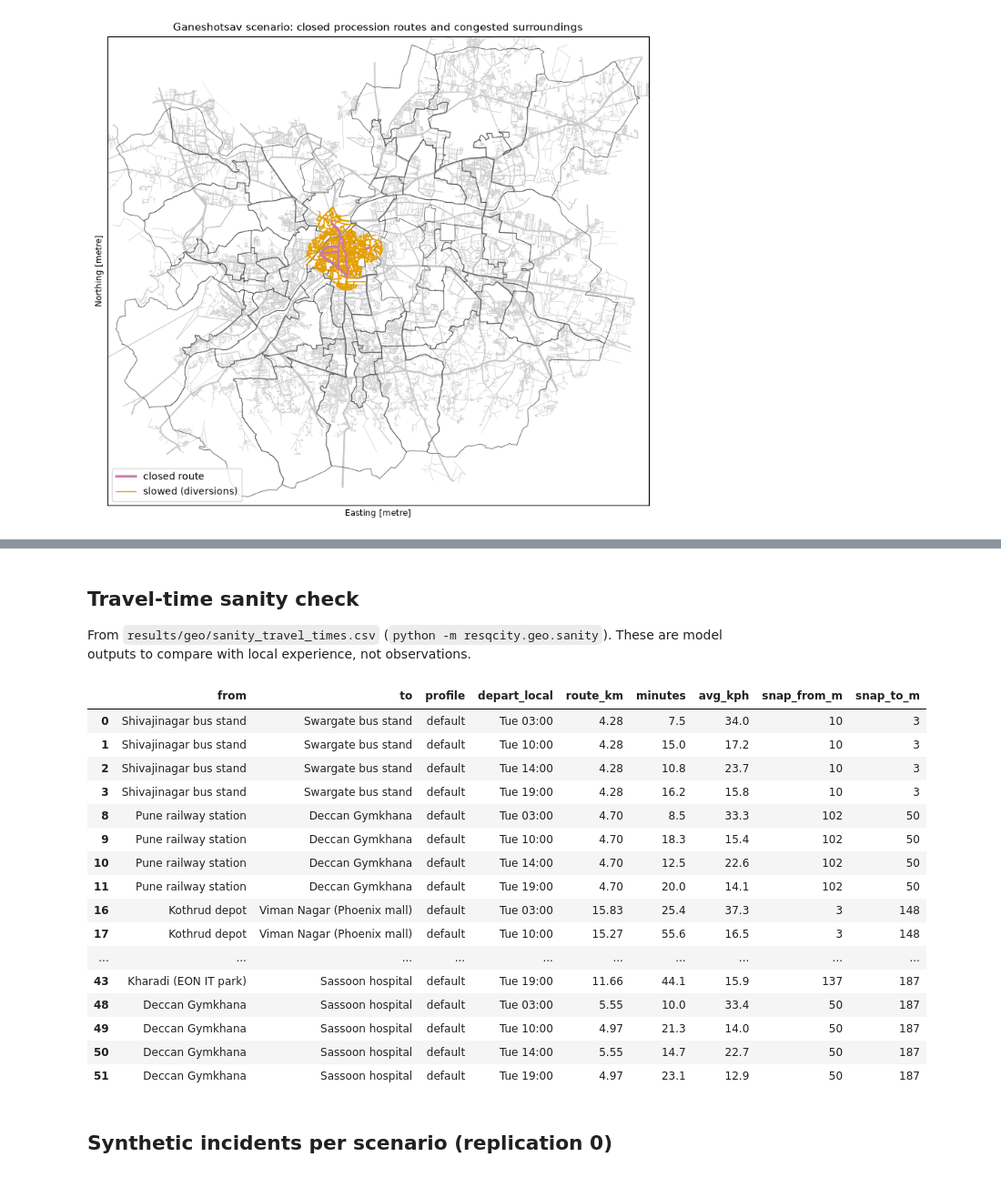
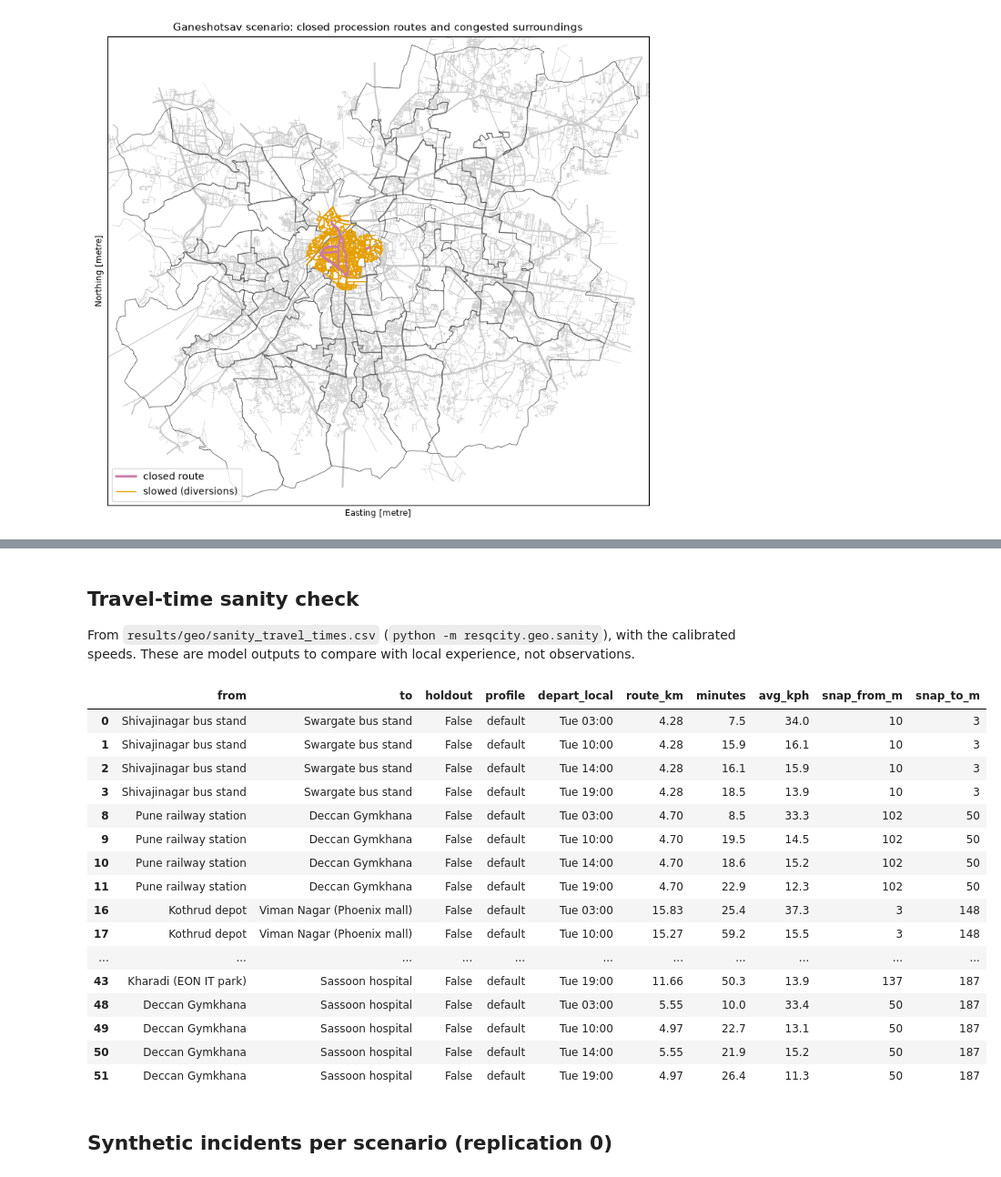
Before and after one commit to AadiBurande/ResQCity, a Jupyter notebook: notebooks/02_network.ipynb, the cells around one changed output, grey strips where cells are left out. Shown at 91% size. Saved outputs shown, nothing was run; the diff lists cells and outputs as text; code cells hidden in the pictures.

```diff
--- a/notebooks/02_network.ipynb
+++ b/notebooks/02_network.ipynb
@@ -269,28 +235,26 @@ street matches: {'old_city_immersion_routes: Laxmi Road': 8, 'old_city_immersion
 # %% [markdown]
 ## Travel-time sanity check
-From `results/geo/sanity_travel_times.csv` (`python -m resqcity.geo.sanity`). These are model outputs to compare with local experience, not observations.
+From `results/geo/sanity_travel_times.csv` (`python -m resqcity.geo.sanity`), with the calibrated speeds. These are model outputs to compare with local experience, not observations.
 # %%
-pd.read_csv(base.paths.resolve("results") / "geo" / "sanity_travel_times.csv").query(
-    "profile == 'default'"
-)
+pd.read_csv(base.paths.resolve("results") / "geo" / "sanity_travel_times.csv").query("profile == 'default'")
 # %% [output]
-|  | from | to | profile | depart_local | route_km | minutes | avg_kph | snap_from_m | snap_to_m |
-| 0 | Shivajinagar bus stand | Swargate bus stand | default | Tue 03:00 | 4.28 | 7.5 | 34.0 | 10 | 3 |
-| 1 | Shivajinagar bus stand | Swargate bus stand | default | Tue 10:00 | 4.28 | 15.0 | 17.2 | 10 | 3 |
-| 2 | Shivajinagar bus stand | Swargate bus stand | default | Tue 14:00 | 4.28 | 10.8 | 23.7 | 10 | 3 |
-| 3 | Shivajinagar bus stand | Swargate bus stand | default | Tue 19:00 | 4.28 | 16.2 | 15.8 | 10 | 3 |
-| 8 | Pune railway station | Deccan Gymkhana | default | Tue 03:00 | 4.70 | 8.5 | 33.3 | 102 | 50 |
-| 9 | Pune railway station | Deccan Gymkhana | default | Tue 10:00 | 4.70 | 18.3 | 15.4 | 102 | 50 |
-| 10 | Pune railway station | Deccan Gymkhana | default | Tue 14:00 | 4.70 | 12.5 | 22.6 | 102 | 50 |
-| 11 | Pune railway station | Deccan Gymkhana | default | Tue 19:00 | 4.70 | 20.0 | 14.1 | 102 | 50 |
-| 16 | Kothrud depot | Viman Nagar (Phoenix mall) | default | Tue 03:00 | 15.83 | 25.4 | 37.3 | 3 | 148 |
-| 17 | Kothrud depot | Viman Nagar (Phoenix mall) | default | Tue 10:00 | 15.27 | 55.6 | 16.5 | 3 | 148 |
-| ... | ... | ... | ... | ... | ... | ... | ... | ... | ... |
-| 43 | Kharadi (EON IT park) | Sassoon hospital | default | Tue 19:00 | 11.66 | 44.1 | 15.9 | 137 | 187 |
-| 48 | Deccan Gymkhana | Sassoon hospital | default | Tue 03:00 | 5.55 | 10.0 | 33.4 | 50 | 187 |
-| 49 | Deccan Gymkhana | Sassoon hospital | default | Tue 10:00 | 4.97 | 21.3 | 14.0 | 50 | 187 |
-| 50 | Deccan Gymkhana | Sassoon hospital | default | Tue 14:00 | 5.55 | 14.7 | 22.7 | 50 | 187 |
-| 51 | Deccan Gymkhana | Sassoon hospital | default | Tue 19:00 | 4.97 | 23.1 | 12.9 | 50 | 187 |
+|  | from | to | holdout | profile | depart_local | route_km | minutes | avg_kph | snap_from_m | snap_to_m |
+| 0 | Shivajinagar bus stand | Swargate bus stand | False | default | Tue 03:00 | 4.28 | 7.5 | 34.0 | 10 | 3 |
+| 1 | Shivajinagar bus stand | Swargate bus stand | False | default | Tue 10:00 | 4.28 | 15.9 | 16.1 | 10 | 3 |
+| 2 | Shivajinagar bus stand | Swargate bus stand | False | default | Tue 14:00 | 4.28 | 16.1 | 15.9 | 10 | 3 |
+| 3 | Shivajinagar bus stand | Swargate bus stand | False | default | Tue 19:00 | 4.28 | 18.5 | 13.9 | 10 | 3 |
+| 8 | Pune railway station | Deccan Gymkhana | False | default | Tue 03:00 | 4.70 | 8.5 | 33.3 | 102 | 50 |
+| 9 | Pune railway station | Deccan Gymkhana | False | default | Tue 10:00 | 4.70 | 19.5 | 14.5 | 102 | 50 |
+| 10 | Pune railway station | Deccan Gymkhana | False | default | Tue 14:00 | 4.70 | 18.6 | 15.2 | 102 | 50 |
+| 11 | Pune railway station | Deccan Gymkhana | False | default | Tue 19:00 | 4.70 | 22.9 | 12.3 | 102 | 50 |
+| 16 | Kothrud depot | Viman Nagar (Phoenix mall) | False | default | Tue 03:00 | 15.83 | 25.4 | 37.3 | 3 | 148 |
+| 17 | Kothrud depot | Viman Nagar (Phoenix mall) | False | default | Tue 10:00 | 15.27 | 59.2 | 15.5 | 3 | 148 |
+| ... | ... | ... | ... | ... | ... | ... | ... | ... | ... | ... |
+| 43 | Kharadi (EON IT park) | Sassoon hospital | False | default | Tue 19:00 | 11.66 | 50.3 | 13.9 | 137 | 187 |
+| 48 | Deccan Gymkhana | Sassoon hospital | False | default | Tue 03:00 | 5.55 | 10.0 | 33.4 | 50 | 187 |
+| 49 | Deccan Gymkhana | Sassoon hospital | False | default | Tue 10:00 | 4.97 | 22.7 | 13.1 | 50 | 187 |
+| 50 | Deccan Gymkhana | Sassoon hospital | False | default | Tue 14:00 | 5.55 | 21.9 | 15.2 | 50 | 187 |
+| 51 | Deccan Gymkhana | Sassoon hospital | False | default | Tue 19:00 | 4.97 | 26.4 | 11.3 | 50 | 187 |
 # %% [markdown]
 ## Synthetic incidents per scenario (replication 0)
 # %%
```
Also changed, not shown: parts of 11 cells of this notebook, 18 other files.
